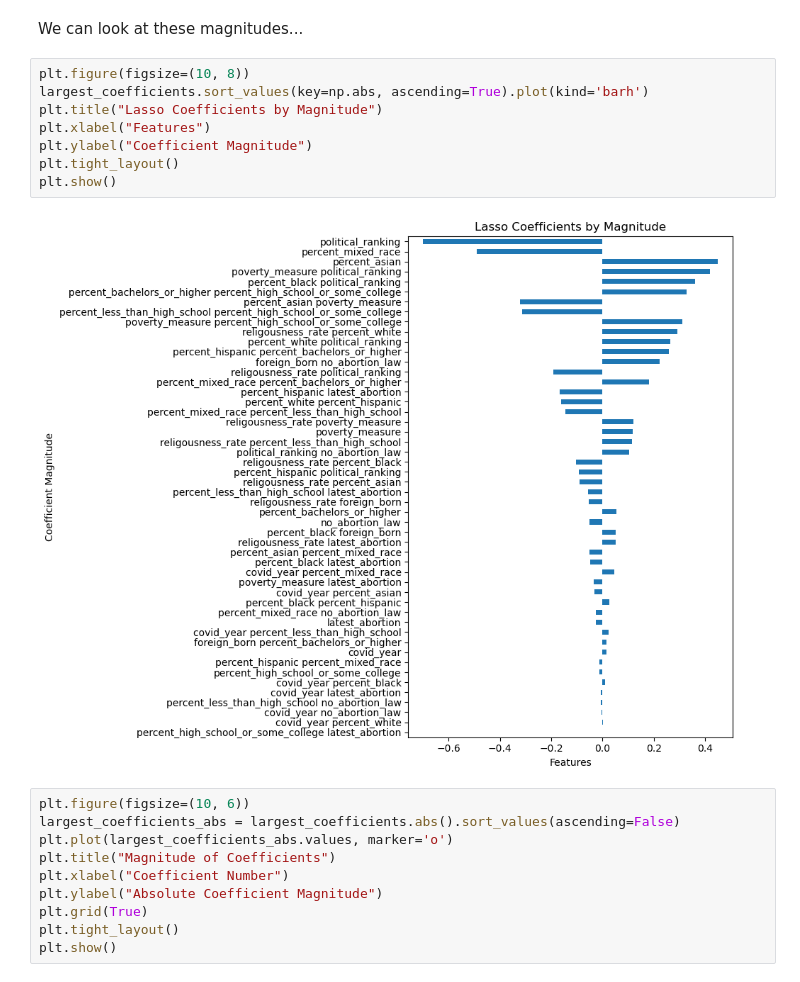
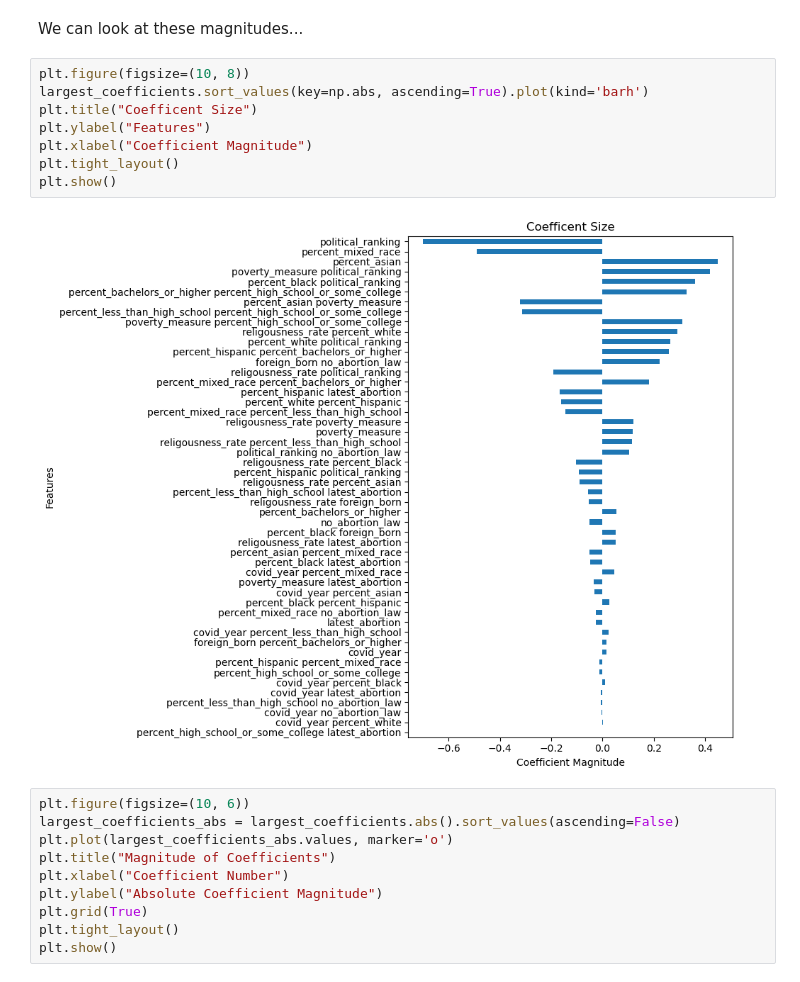
Before and after one commit to ppich1169/fertilityProjectCs109, a Jupyter notebook: fertility_notebook.ipynb, the cells around one changed output. Drawn from its saved outputs; the diff is of its cells as text.

```diff
--- a/fertility_notebook.ipynb
+++ b/fertility_notebook.ipynb
@@ -1273,13 +1273,13 @@ We can look at these magnitudes...
 # %%
 plt.figure(figsize=(10, 8))
 largest_coefficients.sort_values(key=np.abs, ascending=True).plot(kind='barh')
-plt.title("Lasso Coefficients by Magnitude")
-plt.xlabel("Features")
-plt.ylabel("Coefficient Magnitude")
+plt.title("Coefficent Size")
+plt.ylabel("Features")
+plt.xlabel("Coefficient Magnitude")
 plt.tight_layout()
 plt.show()
 # %% [output]
-[figure, old version]
+[figure, new version]
 # %%
 plt.figure(figsize=(10, 6))
 largest_coefficients_abs = largest_coefficients.abs().sort_values(ascending=False)
```
Also changed, not shown: parts of 1 cell of this notebook.
